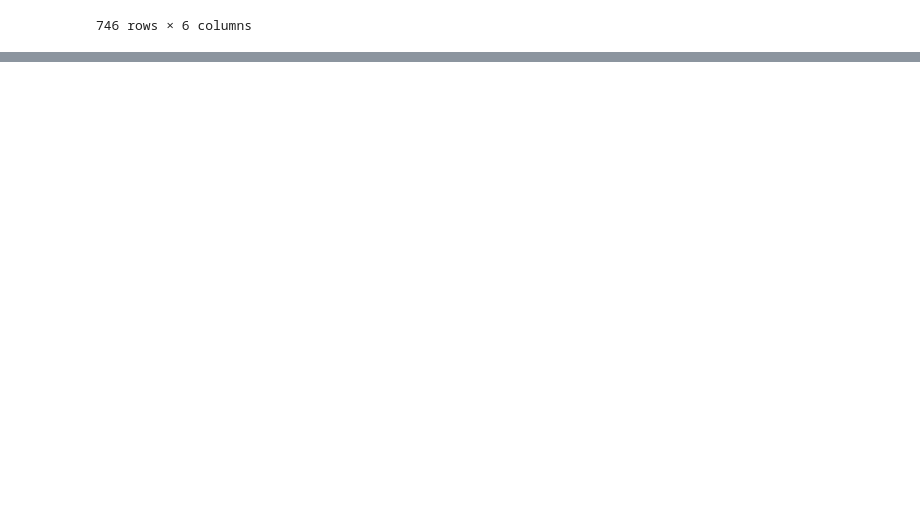
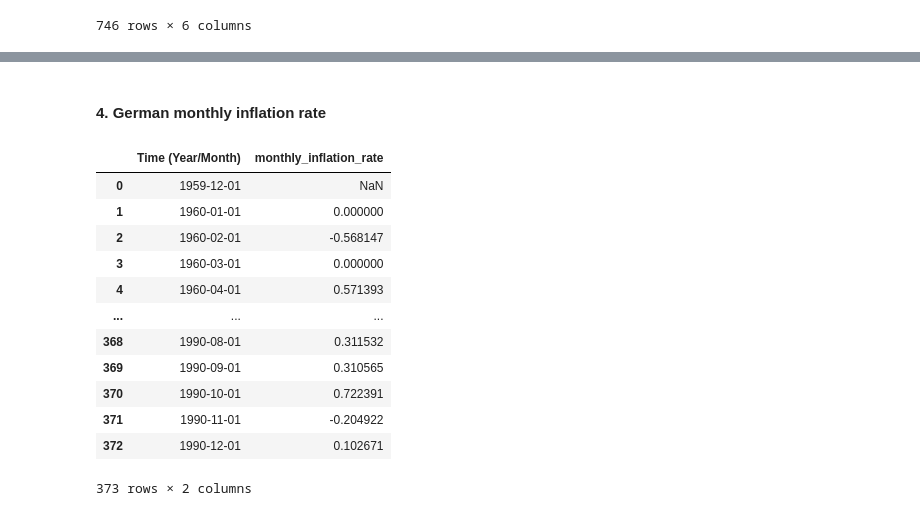
Before and after one commit to thoomkuzhymatthew/EC1B1_group28, a Jupyter notebook: code/DataCleaning.ipynb, the cells around one changed output, grey strips where cells are left out. Cells and saved outputs as stored; diff of their text form; code cells hidden in the pictures; blank space fills up the shorter version.

```diff
--- a/code/DataCleaning.ipynb
+++ b/code/DataCleaning.ipynb
@@ -97,0 +369,51 @@ merged_df
+# %% [markdown]
+#### 4. German monthly inflation rate
+# %%
+import pandas as pd
+
+# --- Filter for Germany's CPI Data ---
+germany_data = merged_df.loc[
+    merged_df["Country"] == "Germany",
+    ["Time (Year/Month)", "Prices, Consumer Price Index, All items, Index"]
+].copy()
+
+# --- Convert Time Column to Datetime ---
+# Here, we assume the time strings are like "Dec 1990"
+germany_data["Time (Year/Month)"] = pd.to_datetime(
+    germany_data["Time (Year/Month)"], format='%b %Y'
+)
+
+# --- Sort the DataFrame Chronologically ---
+germany_data.sort_values("Time (Year/Month)", inplace=True)
+
+# --- Compute the Monthly Inflation Rate (Arithmetic Change) ---
+# The inflation rate is computed as: ((CPI_t - CPI_{t-1}) / CPI_{t-1}) * 100
+germany_data["monthly_inflation_rate"] = (
+    (germany_data["Prices, Consumer Price Index, All items, Index"].diff() /
+     germany_data["Prices, Consumer Price Index, All items, Index"].shift(1)) * 100
+)
+
+# --- Create a Final DataFrame with Only Time and Inflation Rate ---
+german_monthly_inflation = germany_data[[
+    "Time (Year/Month)",
+    "monthly_inflation_rate"
+]].copy()
+
+# Reset index for neatness
+german_monthly_inflation.reset_index(drop=True, inplace=True)
+
+german_monthly_inflation
+# %% [output]
+|  | Time (Year/Month) | monthly_inflation_rate |
+| 0 | 1959-12-01 | NaN |
+| 1 | 1960-01-01 | 0.000000 |
+| 2 | 1960-02-01 | -0.568147 |
+| 3 | 1960-03-01 | 0.000000 |
+| 4 | 1960-04-01 | 0.571393 |
+| ... | ... | ... |
+| 368 | 1990-08-01 | 0.311532 |
+| 369 | 1990-09-01 | 0.310565 |
+| 370 | 1990-10-01 | 0.722391 |
+| 371 | 1990-11-01 | -0.204922 |
+| 372 | 1990-12-01 | 0.102671 |
+373 rows × 2 columns
```
Also changed, not shown: parts of 21 cells of this notebook.
